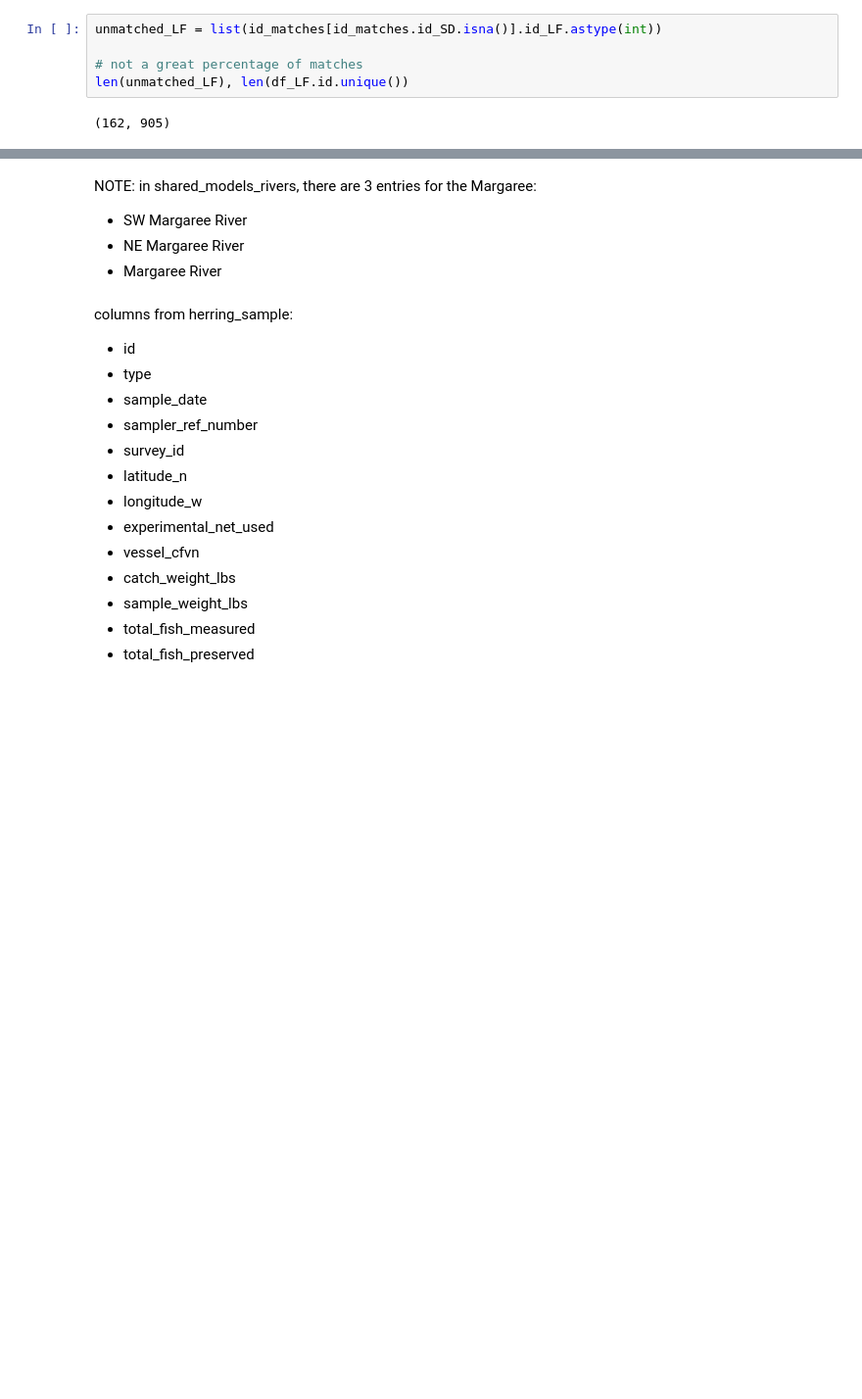
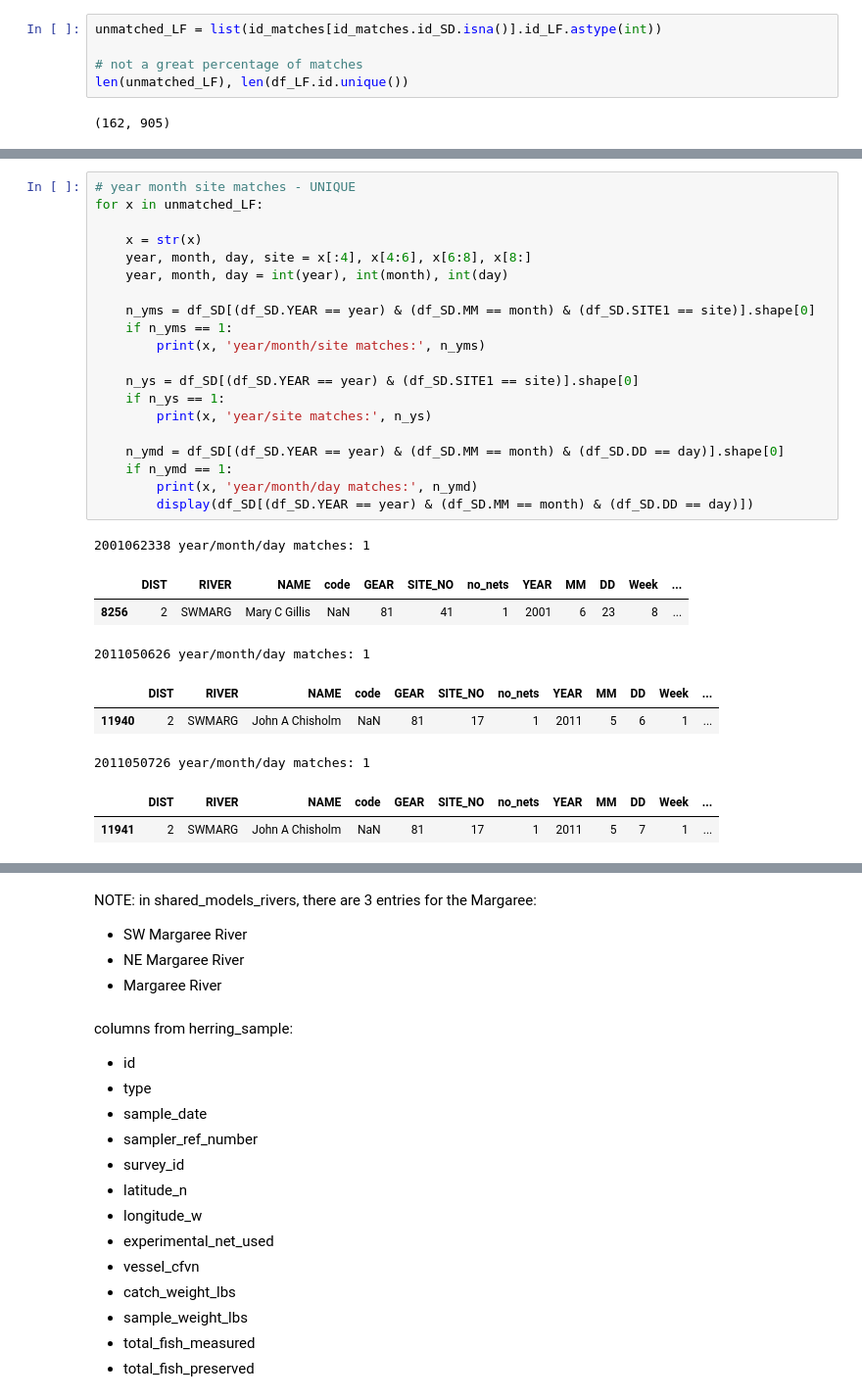
Before and after one commit to dfo-gulf-science/Gaspereau, a Jupyter notebook: 8. Data Wrangling length frequency and samples.ipynb, the cells around one changed output, grey strips where cells are left out. Shown: that part at 98% size. Cells and saved outputs as stored; diff of their text form; blank space fills up the shorter version.

```diff
--- a/8. Data Wrangling length frequency and samples.ipynb
+++ b/8. Data Wrangling length frequency and samples.ipynb
@@ -421,0 +358,30 @@ df_SD[(df_SD.YEAR == 1990) & (df_SD.MM == 5) & (df_SD.DD == 11)]
+# %%
+# year month site matches - UNIQUE
+for x in unmatched_LF:
+
+    x = str(x)
+    year, month, day, site = x[:4], x[4:6], x[6:8], x[8:]
+    year, month, day = int(year), int(month), int(day)
+
+    n_yms = df_SD[(df_SD.YEAR == year) & (df_SD.MM == month) & (df_SD.SITE1 == site)].shape[0]
+    if n_yms == 1:
+        print(x, 'year/month/site matches:', n_yms)
+
+    n_ys = df_SD[(df_SD.YEAR == year) & (df_SD.SITE1 == site)].shape[0]
+    if n_ys == 1:
+        print(x, 'year/site matches:', n_ys)
+
+    n_ymd = df_SD[(df_SD.YEAR == year) & (df_SD.MM == month) & (df_SD.DD == day)].shape[0]
+    if n_ymd == 1:
+        print(x, 'year/month/day matches:', n_ymd)
+        display(df_SD[(df_SD.YEAR == year) & (df_SD.MM == month) & (df_SD.DD == day)])
+# %% [output]
+2001062338 year/month/day matches: 1
+|  | DIST | RIVER | NAME | code | GEAR | SITE_NO | no_nets | YEAR | MM | DD | Week | ... |
+| 8256 | 2 | SWMARG | Mary C Gillis | NaN | 81 | 41 | 1 | 2001 | 6 | 23 | 8 | ... |
+2011050626 year/month/day matches: 1
+|  | DIST | RIVER | NAME | code | GEAR | SITE_NO | no_nets | YEAR | MM | DD | Week | ... |
+| 11940 | 2 | SWMARG | John A Chisholm | NaN | 81 | 17 | 1 | 2011 | 5 | 6 | 1 | ... |
+2011050726 year/month/day matches: 1
+|  | DIST | RIVER | NAME | code | GEAR | SITE_NO | no_nets | YEAR | MM | DD | Week | ... |
+| 11941 | 2 | SWMARG | John A Chisholm | NaN | 81 | 17 | 1 | 2011 | 5 | 7 | 1 | ... |
```
Also changed, not shown: parts of 24 cells of this notebook.
